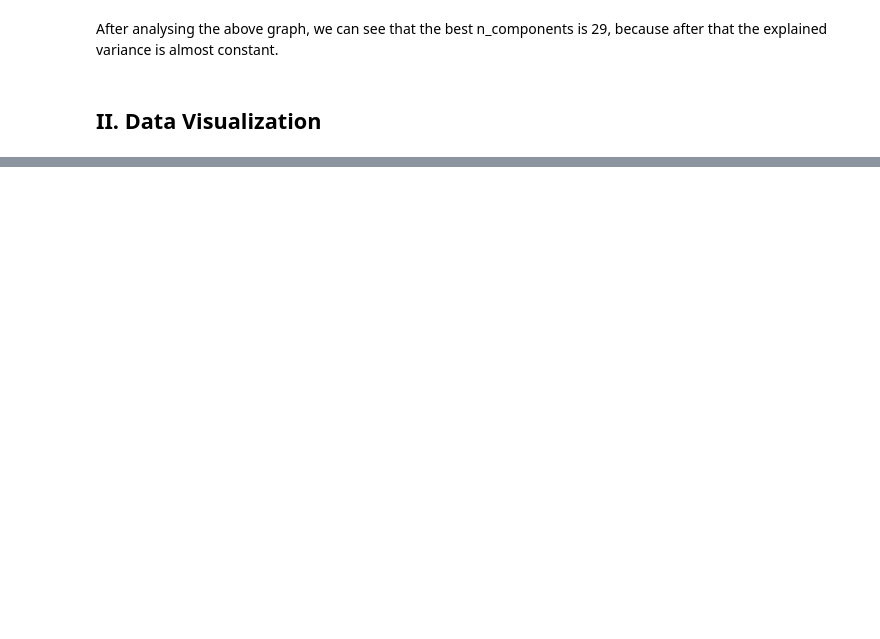
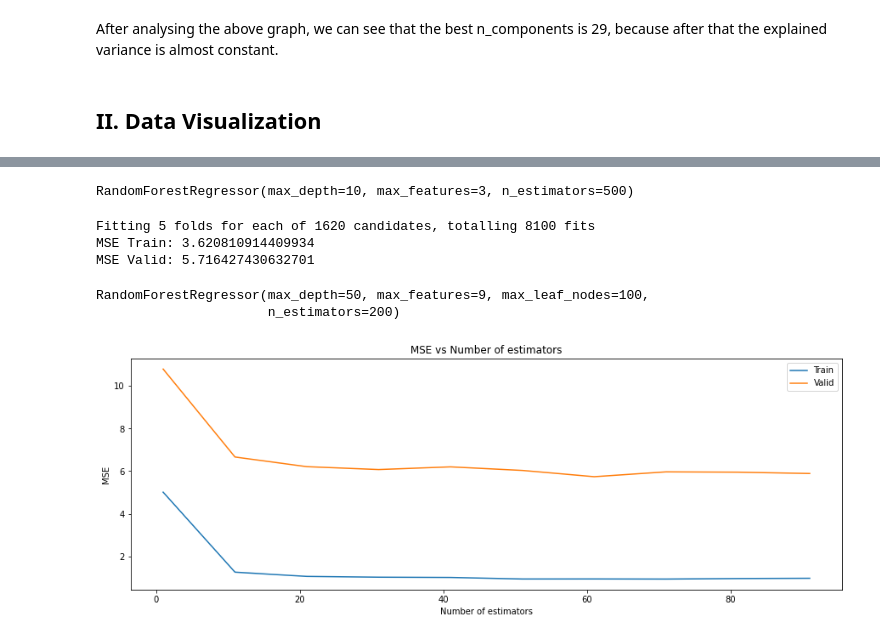
Before and after one commit to B-Manitas/StockMarketML, a Jupyter notebook: week.ipynb, the cells around one changed output, grey strips where cells are left out. Saved outputs shown, nothing was run; the diff lists cells and outputs as text; code cells hidden in the pictures; blank space fills up the shorter version.

```diff
--- a/week.ipynb
+++ b/week.ipynb
@@ -295,0 +330,11 @@ plt.show()
+# %%
+# Select the features and the target
+X = df_stats.drop(["Close"], axis=1)
+y = df_stats["Close"]
+
+# Split the data into train, test and validation sets.
+# Train set: 70%, Validation set: ~20%, Test set: ~10%
+X_train, X_test, y_train, y_test = train_test_split(X, y, test_size=0.3, shuffle=True)
+X_val, X_test, y_val, y_test = train_test_split(X_test, y_test, test_size=0.3, shuffle=True)
+
+(X_train.shape, y_train.shape), (X_val.shape, y_val.shape), (X_test.shape, y_test.shape)
@@ -295,0 +375,68 @@ plt.show()
+# %%
+print( best_grid)
+# %% [output]
+RandomForestRegressor(max_depth=10, max_features=3, n_estimators=500)
+# %%
+## gride search cv
+from sklearn.ensemble import RandomForestRegressor
+from sklearn.model_selection import GridSearchCV
+from sklearn.model_selection import RandomizedSearchCV
+
+param_grid = {
+    'max_depth': [10, 50, 100],
+    'max_features': [1,  3, 5, 7, 9],
+    'n_estimators': [10, 100, 200],
+    'min_impurity_decrease': [0.0, 0.1, 0.2,0.6],
+    'max_leaf_nodes': [10, 50, 100],
+    'min_samples_leaf': [1, 2, 5],
+}
+
+rf = RandomForestRegressor()
+
+grid_search = GridSearchCV(estimator=rf, param_grid=param_grid, cv=5, n_jobs=-1, verbose=2)
+
+grid_search.fit(X_train, y_train)
+
+grid_search.best_params_
+
+best_grid = grid_search.best_estimator_
+
+print(f"MSE Train: {mean_squared_error(y_train, best_grid.predict(X_train))}")
+print(f"MSE Valid: {mean_squared_error(y_val, best_grid.predict(X_val))}")
+# %% [output]
+Fitting 5 folds for each of 1620 candidates, totalling 8100 fits
+MSE Train: 3.620810914409934
+MSE Valid: 5.716427430632701
+# %%
+print( best_grid)
+# %% [output]
+RandomForestRegressor(max_depth=50, max_features=9, max_leaf_nodes=100,
+                      n_estimators=200)
+# %%
+
+### random forest regressor
+
+# rf = RandomForestRegressor(n_estimators=100, max_depth=10, random_state=0)
+# rf.fit(X_train, y_train)
+
+# print(f"MSE Train: {mean_squared_error(y_train, rf.predict(X_train))}")
+# print(f"MSE Valid: {mean_squared_error(y_val, rf.predict(X_val))}")
+
+train_errors = []
+val_errors = []
+for i in np.arange(1, 100, 10):
+    reg = RandomForestRegressor(n_estimators=i)
+    reg.fit(X_train, y_train)
+    train_errors.append(mean_squared_error(y_train, reg.predict(X_train)))
+    val_errors.append(mean_squared_error(y_val, reg.predict(X_val)))
+# %%
+plt.figure(figsize=(15, 5))
+plt.plot(np.arange(1, 100, 10), train_errors, label="Train")
+plt.plot(np.arange(1, 100, 10), val_errors, label="Valid")
+plt.legend()
+plt.title("MSE vs Number of estimators")
+plt.xlabel("Number of estimators")
+plt.ylabel("MSE")
+plt.show()
+# %% [output]
+[figure, added]
```
Also changed, not shown: parts of 22 cells of this notebook, 1 other file.
